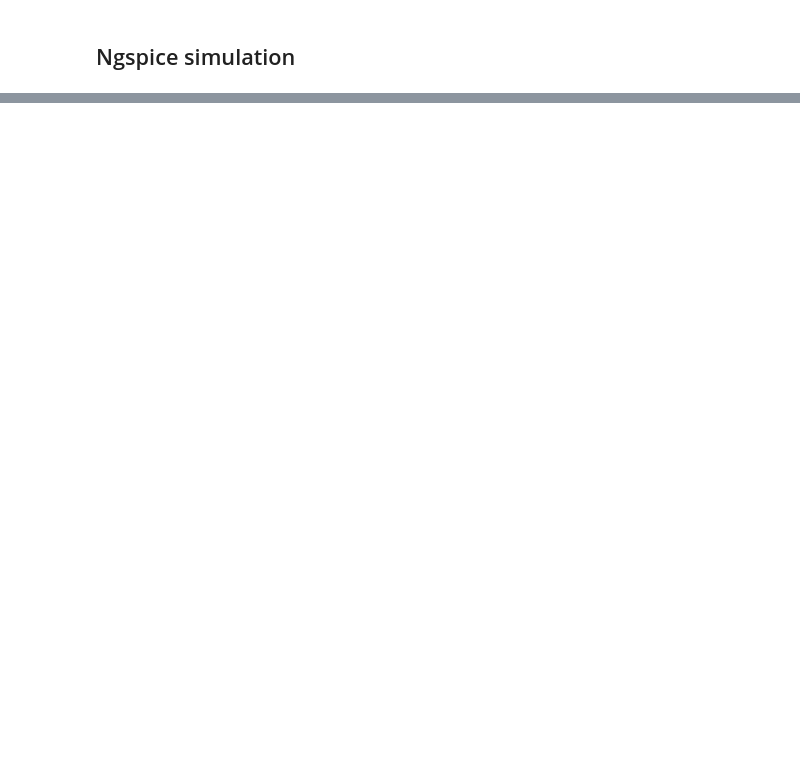
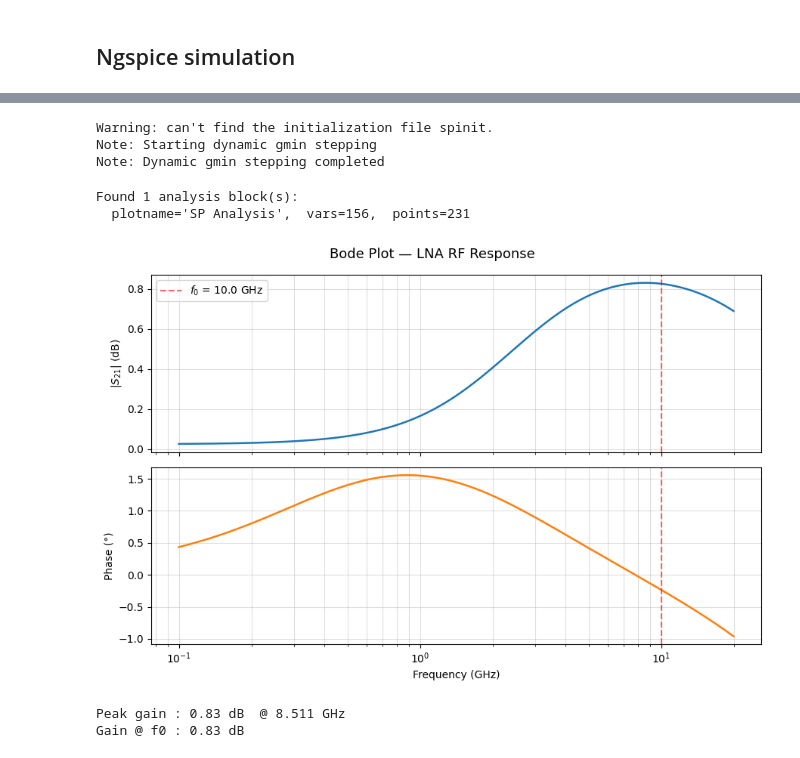
Before and after one commit to try-except/InductorLab, a Jupyter notebook: notebooks/LNA_flow.ipynb, the cells around one changed output, grey strips where cells are left out. Cells and saved outputs as stored; diff of their text form; code cells hidden in the pictures; blank space fills up the shorter version.

```diff
--- a/notebooks/LNA_flow.ipynb
+++ b/notebooks/LNA_flow.ipynb
@@ -612,0 +934,69 @@ f_tank=10.000 gigahertz
+# %%
+with open(f".out/CG_LNA_{FREQUENCY/1e9}GHz_RF.spice", "w") as f:
+  f.write(circ_title)
+  f.write(lib_includes)
+  f.write(netlist)
+  f.write(control_block)
+
+freq = str(FREQUENCY/1e9)
+!ngspice -b {'.out/CG_LNA_' + freq + 'GHz_RF.spice'} >> /dev/null
+# %% [output]
+Warning: can't find the initialization file spinit.
+Note: Starting dynamic gmin stepping
+Note: Dynamic gmin stepping completed
+# %%
+analyses = parse_ngspice_raw(f'.out/CG_LNA_{FREQUENCY/1e9}GHz_RF.raw')
+
+sp_data   = None   # S-parameters
+
+for a in analyses:
+   pn = a["plotname"].lower()
+   if "s-parameter" in pn or "s parameter" in pn or "sp analysis" in pn:
+      sp_data = a
+
+print(f"Found {len(analyses)} analysis block(s):")
+for a in analyses:
+   print(f"  plotname='{a['plotname']}',  "
+        f"vars={len(a['variables'])},  "
+        f"points={len(next(iter(a['data'].values())))}")
+# %% [output]
+Found 1 analysis block(s):
+  plotname='SP Analysis',  vars=156,  points=231
+# %%
+freq     = np.abs(sp_data["data"]["frequency"])   # Hz
+
+d = sp_data["data"]
+S11 = get_s(d, 1, 1);  S12 = get_s(d, 1, 2)
+S21 = get_s(d, 2, 1);  S22 = get_s(d, 2, 2)
+
+fig, (ax1, ax2) = plt.subplots(2, 1, figsize=(9, 6), sharex=True)
+fig.suptitle("Bode Plot — LNA RF Response", fontsize=13)
+# --- magnitude ---
+ax1.semilogx(freq / 1e9, np.abs(S21), "C0", linewidth=1.8)
+ax1.axvline(FREQUENCY / 1e9, color="r", linestyle="--", alpha=0.6,
+						label=f"$f_0$ = {FREQUENCY/1e9:.1f} GHz")
+ax1.set_ylabel("$|S_{21}|$ (dB)")
+ax1.grid(which="both", alpha=0.4)
+ax1.legend()
+
+# --- phase ---
+ax2.semilogx(freq / 1e9, np.angle(S21), "C1", linewidth=1.8)
+ax2.axvline(FREQUENCY / 1e9, color="r", linestyle="--", alpha=0.6)
+ax2.set_ylabel("Phase (°)")
+ax2.set_xlabel("Frequency (GHz)")
+ax2.grid(which="both", alpha=0.4)
+
+plt.tight_layout()
+plt.savefig(".out/bode_plot.png", dpi=150, bbox_inches="tight")
+plt.show()
+
+# --- print peak gain ---
+idx_peak = np.argmax(np.abs(S21))
+print(f"Peak gain : {np.abs(S21[idx_peak]):.2f} dB  "
+			f"@ {freq[idx_peak]/1e9:.3f} GHz")
+idx_f0 = np.argmin(np.abs(freq - FREQUENCY))
+print(f"Gain @ f0 : {np.abs(S21[idx_f0]):.2f} dB")
+# %% [output]
+[figure, added]
+Peak gain : 0.83 dB  @ 8.511 GHz
+Gain @ f0 : 0.83 dB
```
Also changed, not shown: parts of 33 cells of this notebook.
